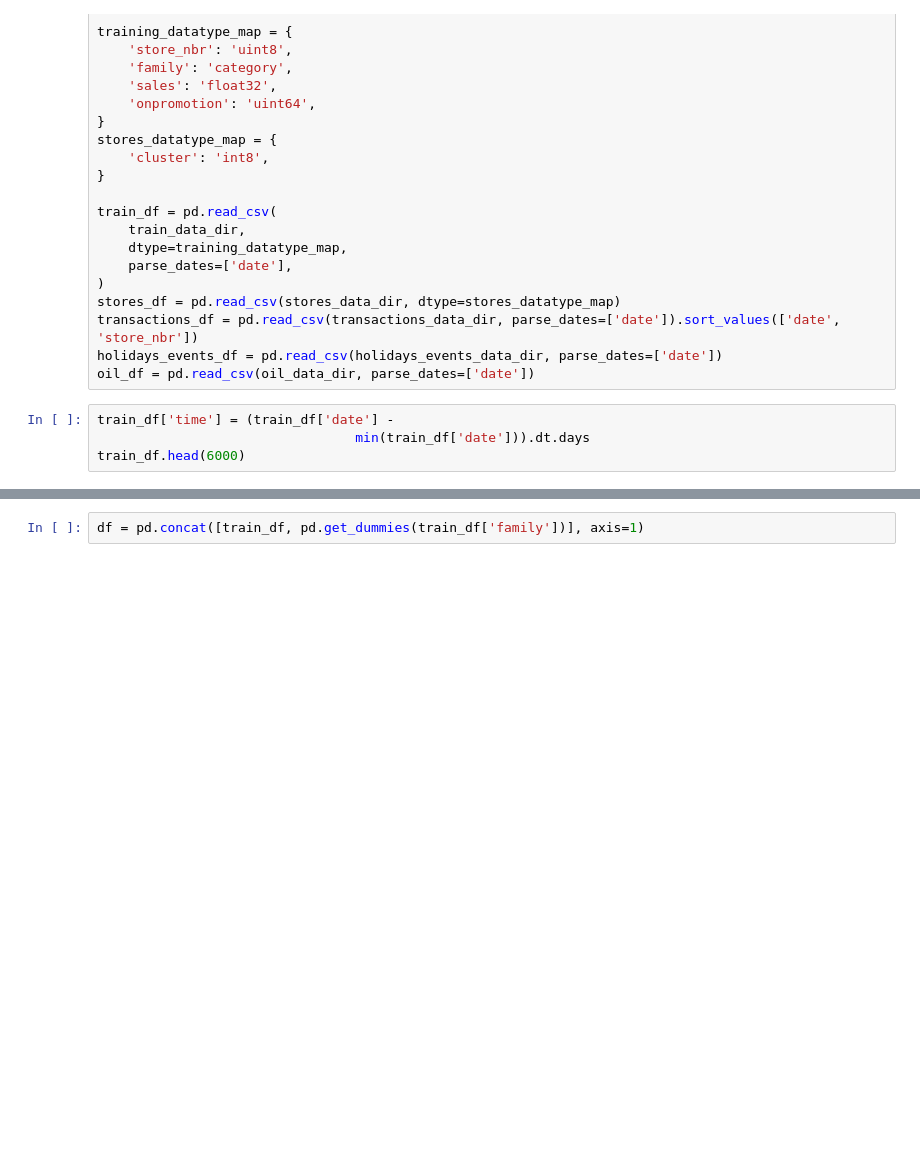
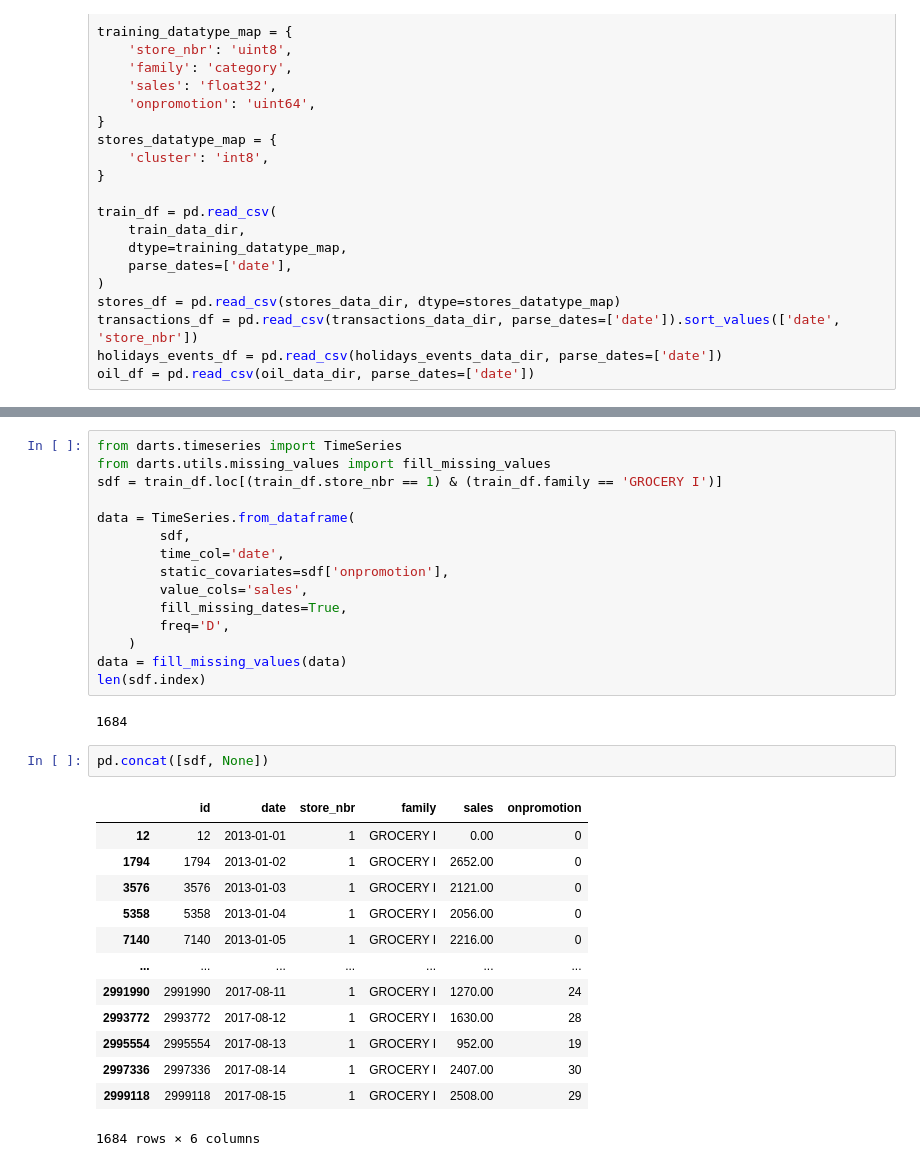
Before and after one commit to jakenorbie12/cuddly-computing-machine, a Jupyter notebook: research/testing.ipynb, the cells around one changed output, grey strips where cells are left out. Cells and saved outputs as stored; diff of their text form; blank space fills up the shorter version.

```diff
--- a/research/testing.ipynb
+++ b/research/testing.ipynb
@@ -36,7 +36,3 @@ stores_df = pd.read_csv(stores_data_dir, dtype=stores_datatype_map)
 transactions_df = pd.read_csv(transactions_data_dir, parse_dates=['date']).sort_values(['date', 'store_nbr'])
 holidays_events_df = pd.read_csv(holidays_events_data_dir, parse_dates=['date'])
 oil_df = pd.read_csv(oil_data_dir, parse_dates=['date'])
-# %%
-train_df['time'] = (train_df['date'] -
-                                 min(train_df['date'])).dt.days
-train_df.head(6000)
@@ -73,2 +39,33 @@ pd.get_dummies(train_df['family'])
-# %%
-df = pd.concat([train_df, pd.get_dummies(train_df['family'])], axis=1)
+# %%
+from darts.timeseries import TimeSeries
+from darts.utils.missing_values import fill_missing_values
+sdf = train_df.loc[(train_df.store_nbr == 1) & (train_df.family == 'GROCERY I')]
+
+data = TimeSeries.from_dataframe(
+        sdf,
+        time_col='date',
+        static_covariates=sdf['onpromotion'],
+        value_cols='sales',
+        fill_missing_dates=True,
+        freq='D',
+    )
+data = fill_missing_values(data)
+len(sdf.index)
+# %% [output]
+1684
+# %%
+pd.concat([sdf, None])
+# %% [output]
+|  | id | date | store_nbr | family | sales | onpromotion |
+| 12 | 12 | 2013-01-01 | 1 | GROCERY I | 0.00 | 0 |
+| 1794 | 1794 | 2013-01-02 | 1 | GROCERY I | 2652.00 | 0 |
+| 3576 | 3576 | 2013-01-03 | 1 | GROCERY I | 2121.00 | 0 |
+| 5358 | 5358 | 2013-01-04 | 1 | GROCERY I | 2056.00 | 0 |
+| 7140 | 7140 | 2013-01-05 | 1 | GROCERY I | 2216.00 | 0 |
+| ... | ... | ... | ... | ... | ... | ... |
+| 2991990 | 2991990 | 2017-08-11 | 1 | GROCERY I | 1270.00 | 24 |
+| 2993772 | 2993772 | 2017-08-12 | 1 | GROCERY I | 1630.00 | 28 |
+| 2995554 | 2995554 | 2017-08-13 | 1 | GROCERY I | 952.00 | 19 |
+| 2997336 | 2997336 | 2017-08-14 | 1 | GROCERY I | 2407.00 | 30 |
+| 2999118 | 2999118 | 2017-08-15 | 1 | GROCERY I | 2508.00 | 29 |
+1684 rows × 6 columns
```
Also changed, not shown: parts of 3 cells of this notebook, 11 other files.
